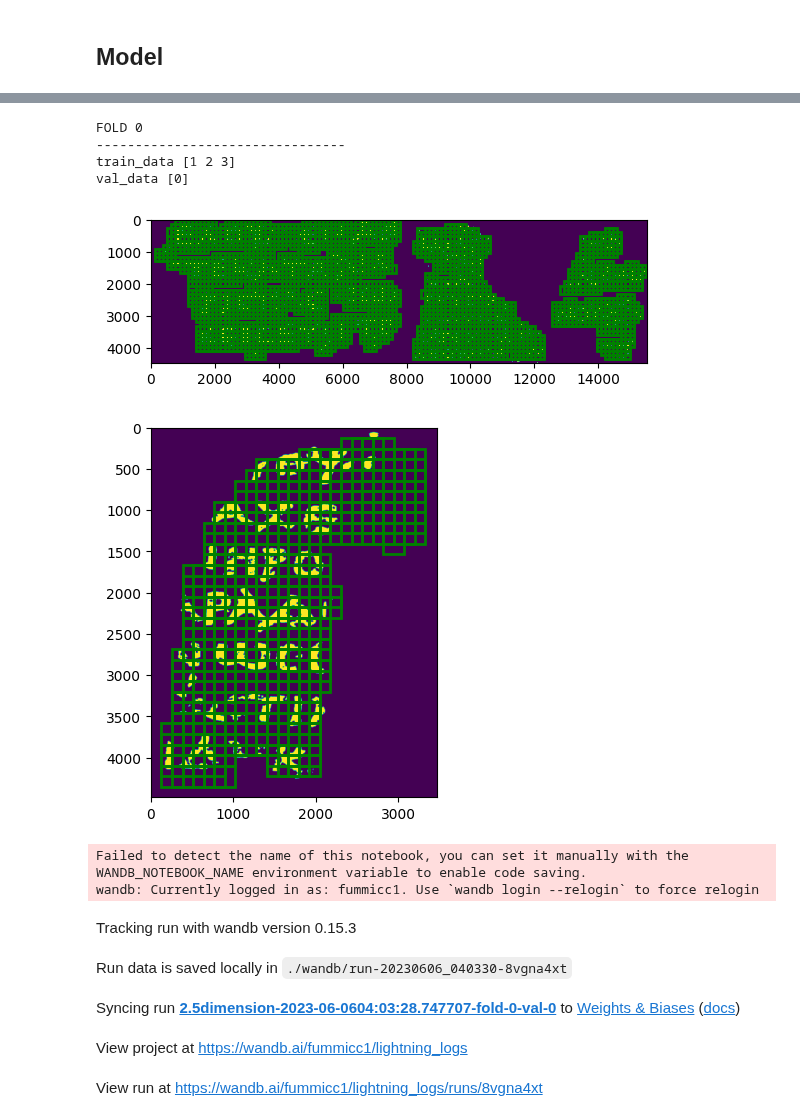
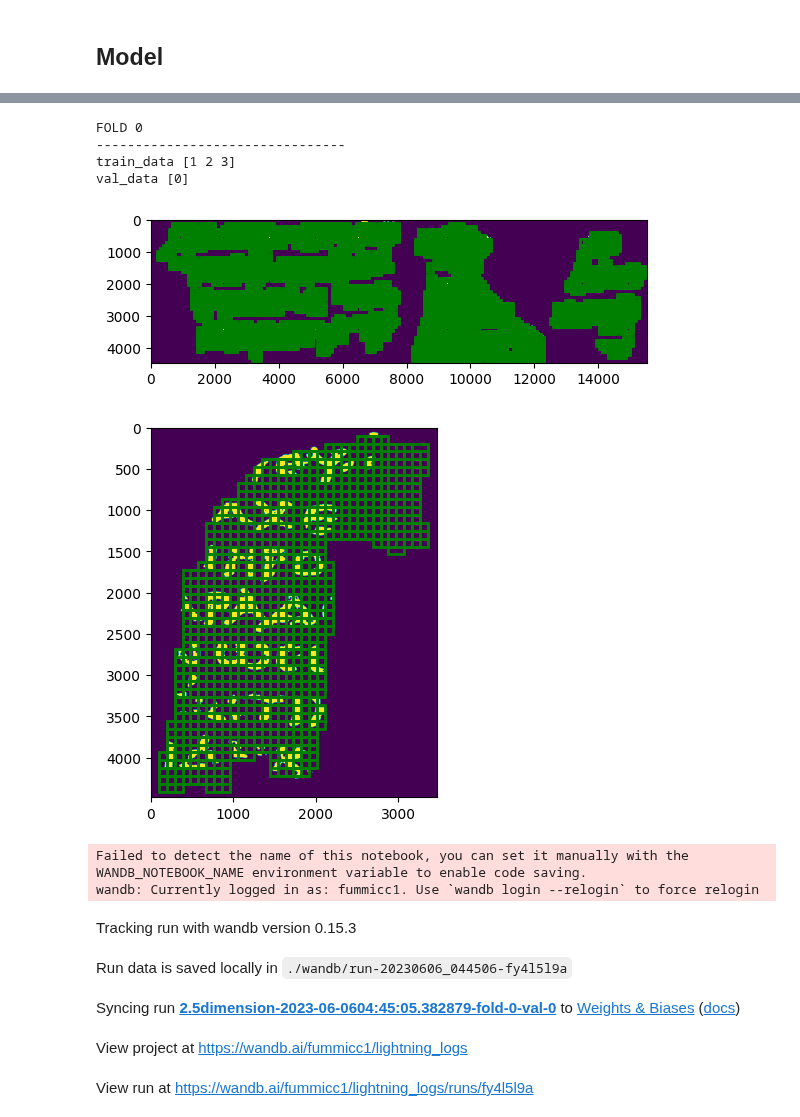
Before and after one commit to fummicc1/kaggle-ink-detection, a Jupyter notebook: keras-starter-kit-unet-train-on-full-dataset.ipynb, the cells around one changed output, grey strips where cells are left out. Drawn from its saved outputs; the diff is of its cells as text; code cells hidden in the pictures.

```diff
--- a/keras-starter-kit-unet-train-on-full-dataset.ipynb
+++ b/keras-starter-kit-unet-train-on-full-dataset.ipynb
@@ -167,16 +167,16 @@ class CFG():
     # DATA_DIR = '/kaggle/input/vesuvius-challenge-ink-detection/'
     DATA_DIR = '/home/fummicc1/codes/competitions/kaggle-ink-detection'
     # DATA_DIR = '/home/fummicc1/codes/Kaggle/kaggle-ink-detection'
-    BUFFER = 128 # Half-size of papyrus patches we'll use as model inputs
+    BUFFER = 96 # Half-size of papyrus patches we'll use as model inputs
     CROP_SIZE = BUFFER * 2
-    STRIDE = 128
+    STRIDE = 96
     # Z_LIST = list(range(0, 20, 5)) + list(range(22, 34))  # Offset of slices in the z direction
     # Z_LIST = [20, 22, 24, 26] + list(range(28, 36)) + [36, 38]
     # Z_LIST = list(range(16, 48, 2))
-    Z_LIST = list(range(16, 40, 2))
+    Z_LIST = list(range(18, 38, 2))
     # Z_LIST = list(range(0, 24, 8)) + list(range(24, 36, 2)) + list(range(36, 64, 10))
     Z_DIM = len(Z_LIST)  # Number of slices in the z direction. Max value is 64 - Z_START
-    BATCH_Z_DIFF = 4
+    BATCH_Z_DIFF = 6
     SHARED_HEIGHT = 4480  # Max height to resize all papyrii
 
     # Model config
@@ -190,10 +190,10 @@ class CFG():
     exp = 1e-7
     mask_padding = SHARED_HEIGHT // 40
 
-    num_epochs = 50
+    num_epochs = 40
     lr = 1e-3
     eta_min_lr = 1e-5
-    WANDB_NOTE = "新ベースライン"
+    WANDB_NOTE = "augの修正"
     augmentation = "augmentation: Horizontal/Vertical/RandomScale/Transpose/RandomRotate90/ShiftScaleRotate/GridDistortion/MultiChannelNoise/PadIfNeeded"
     # augmentation = "augmentation: Horizontal/Vertical/RandomScale/Transpose/ShiftScaleRotate/MultiChannelNoise/PadIfNeeded"
     loss1_alpha = 1.4
@@ -243,7 +243,7 @@ class CFG():
     # MODEL_DEPTH = 34
     # MODEL_KIND = "KM"
 
-    exp_name = "052-gpu17"
+    exp_name = "054-gpu17"
     prev_exp_name = "046-gpu17"
 
 def class2dict(c):
@@ -454,7 +454,7 @@ class SubvolumeDataset(Dataset):
                 A.Transpose(p=0.5),
                 A.RandomRotate90(p=0.4,),
                 A.ShiftScaleRotate(p=0.8, scale_limit=0.3, rotate_limit=80),
-                A.GridDistortion(num_steps=5, distort_limit=0.15, p=0.6),
+                A.GridDistortion(num_steps=5, distort_limit=0.15, p=0.2),
                 # A.CoarseDropout(
                 #     max_holes=1,
                 #     max_width=int(CFG.BUFFER * 2 * 0.3),
@@ -463,7 +463,7 @@ class SubvolumeDataset(Dataset):
                 #     p=0.3,
                 # ),
                 MultichannelNoise(
-                    p=0.15,
+                    p=0.05,
                 ),
                 A.PadIfNeeded(min_height=self.buffer * 2, min_width=self.buffer * 2),
                 A.Resize(height=self.buffer * 2, width=self.buffer * 2),
@@ -1093,7 +1093,7 @@ for fold, (train_data, val_data) in enumerate(kfold.split(data_list)):
         max_epochs=CFG.num_epochs,
         devices="0,1,2,3",
         accelerator="gpu",
-        precision=16,
+        # precision=16,
         # strategy="ddp_find_unused_parameters_false",
         # strategy="ddp_fork",
         logger=WandbLogger(
@@ -1161,39 +1161,39 @@ for fold, (train_data, val_data) in enumerate(kfold.split(data_list)):
     #     )
 
     #     test_trainer = pl.Trainer(
     #         devices="1",
     #         accelerator="gpu",
     #     )
 
     #     predictions_map = np.zeros_like(val_volume[:, :, 0]).astype(np.float64)
     #     predictions_map_counts = np.zeros_like(predictions_map).astype(np.uint8)
 
     #     test_model = Model.load_from_checkpoint(
     #         f'best-results-{now}/' + "last.ckpt"
     #     )
 
     #     test_trainer.test(
     #         model=test_model,
     #         dataloaders=val_loader,
     #         verbose=True,
     #     )
 
     #     print("predictions_map.shape", predictions_map.shape)
     #     predictions_map = np.where(predictions_map >= CFG.threshold, 255, 0)
     #     plt.imsave(f"2.5dimension-{now}-fold-{fold}-thd-{str(CFG.threshold)}_{str(CFG.BUFFER)}.png", predictions_map, cmap="gray")
 
 wandb.finish()
 # %% [output]
 FOLD 0
 --------------------------------
 train_data [1 2 3]
 val_data [0]
-[figure, old version]
+[figure, new version]
-[figure, old version]
+[figure, new version]
 Failed to detect the name of this notebook, you can set it manually with the WANDB_NOTEBOOK_NAME environment variable to enable code saving.
 wandb: Currently logged in as: fummicc1. Use `wandb login --relogin` to force relogin
 Tracking run with wandb version 0.15.3
-Run data is saved locally in ./wandb/run-20230606_040330-8vgna4xt
+Run data is saved locally in ./wandb/run-20230606_044506-fy4l5l9a
-Syncing run 2.5dimension-2023-06-0604:03:28.747707-fold-0-val-0 to Weights & Biases (docs)
+Syncing run 2.5dimension-2023-06-0604:45:05.382879-fold-0-val-0 to Weights & Biases (docs)
 View project at https://wandb.ai/fummicc1/lightning_logs
-View run at https://wandb.ai/fummicc1/lightning_logs/runs/8vgna4xt
+View run at https://wandb.ai/fummicc1/lightning_logs/runs/fy4l5l9a
```
Also changed, not shown: parts of 3 cells of this notebook.
